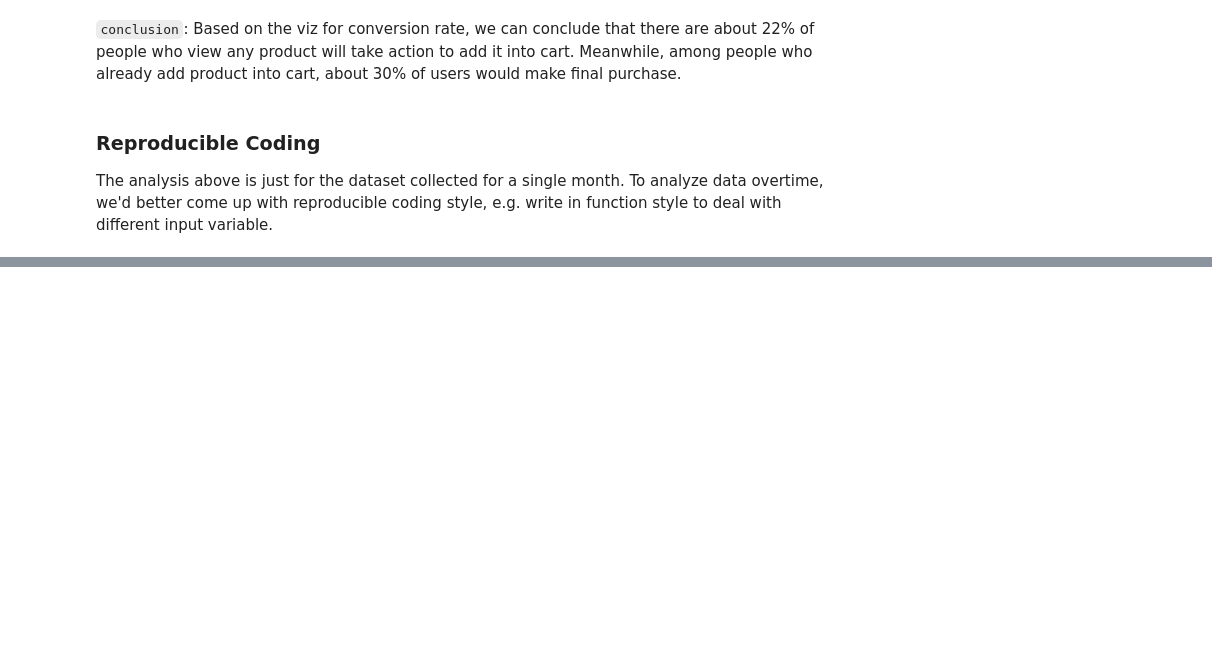
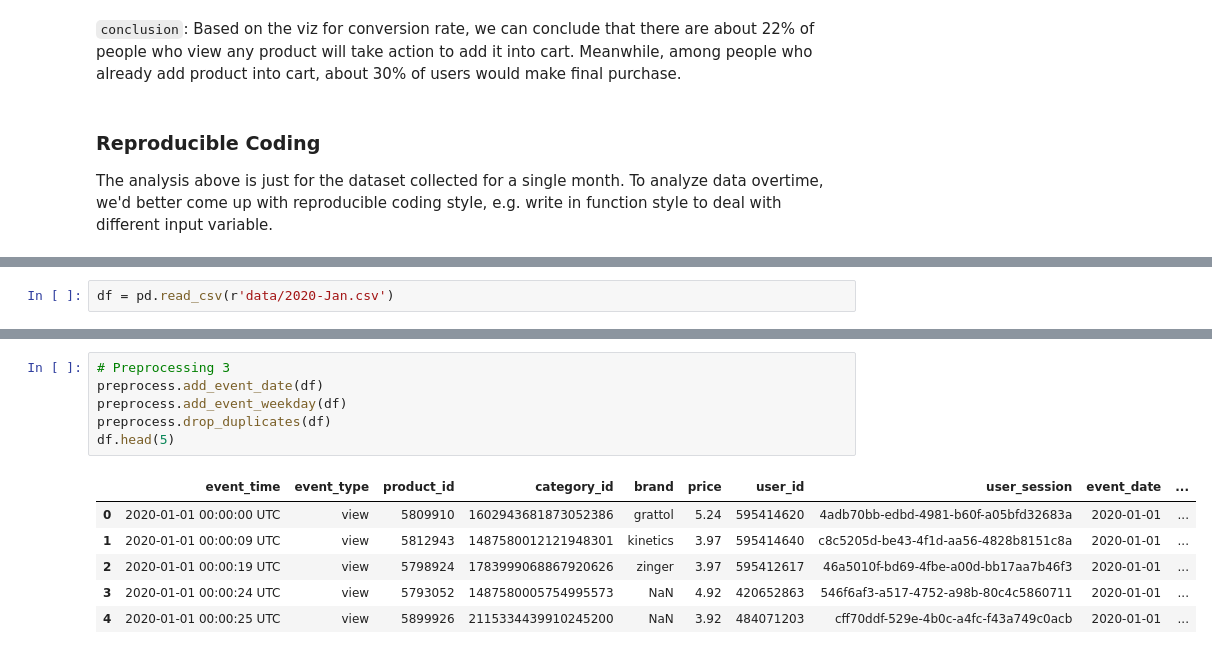
Before and after one commit to jiayuanshi/CosmeticsE-commerce, a Jupyter notebook: Costmetics E-commerce Analysis.ipynb, the cells around one changed output, grey strips where cells are left out. Cells and saved outputs as stored; diff of their text form; blank space fills up the shorter version.

```diff
--- a/Costmetics E-commerce Analysis.ipynb
+++ b/Costmetics E-commerce Analysis.ipynb
@@ -396,0 +260,2 @@ conversion_rate(df)
+# %%
+df = pd.read_csv(r'data/2020-Jan.csv')
@@ -396,0 +290,13 @@ conversion_rate(df)
+# %%
+# Preprocessing 3
+preprocess.add_event_date(df)
+preprocess.add_event_weekday(df)
+preprocess.drop_duplicates(df)
+df.head(5)
+# %% [output]
+|  | event_time | event_type | product_id | category_id | brand | price | user_id | user_session | event_date | ... |
+| 0 | 2020-01-01 00:00:00 UTC | view | 5809910 | 1602943681873052386 | grattol | 5.24 | 595414620 | 4adb70bb-edbd-4981-b60f-a05bfd32683a | 2020-01-01 | ... |
+| 1 | 2020-01-01 00:00:09 UTC | view | 5812943 | 1487580012121948301 | kinetics | 3.97 | 595414640 | c8c5205d-be43-4f1d-aa56-4828b8151c8a | 2020-01-01 | ... |
+| 2 | 2020-01-01 00:00:19 UTC | view | 5798924 | 1783999068867920626 | zinger | 3.97 | 595412617 | 46a5010f-bd69-4fbe-a00d-bb17aa7b46f3 | 2020-01-01 | ... |
+| 3 | 2020-01-01 00:00:24 UTC | view | 5793052 | 1487580005754995573 | NaN | 4.92 | 420652863 | 546f6af3-a517-4752-a98b-80c4c5860711 | 2020-01-01 | ... |
+| 4 | 2020-01-01 00:00:25 UTC | view | 5899926 | 2115334439910245200 | NaN | 3.92 | 484071203 | cff70ddf-529e-4b0c-a4fc-f43a749c0acb | 2020-01-01 | ... |
```
Also changed, not shown: parts of 31 cells of this notebook, 2 other files.
